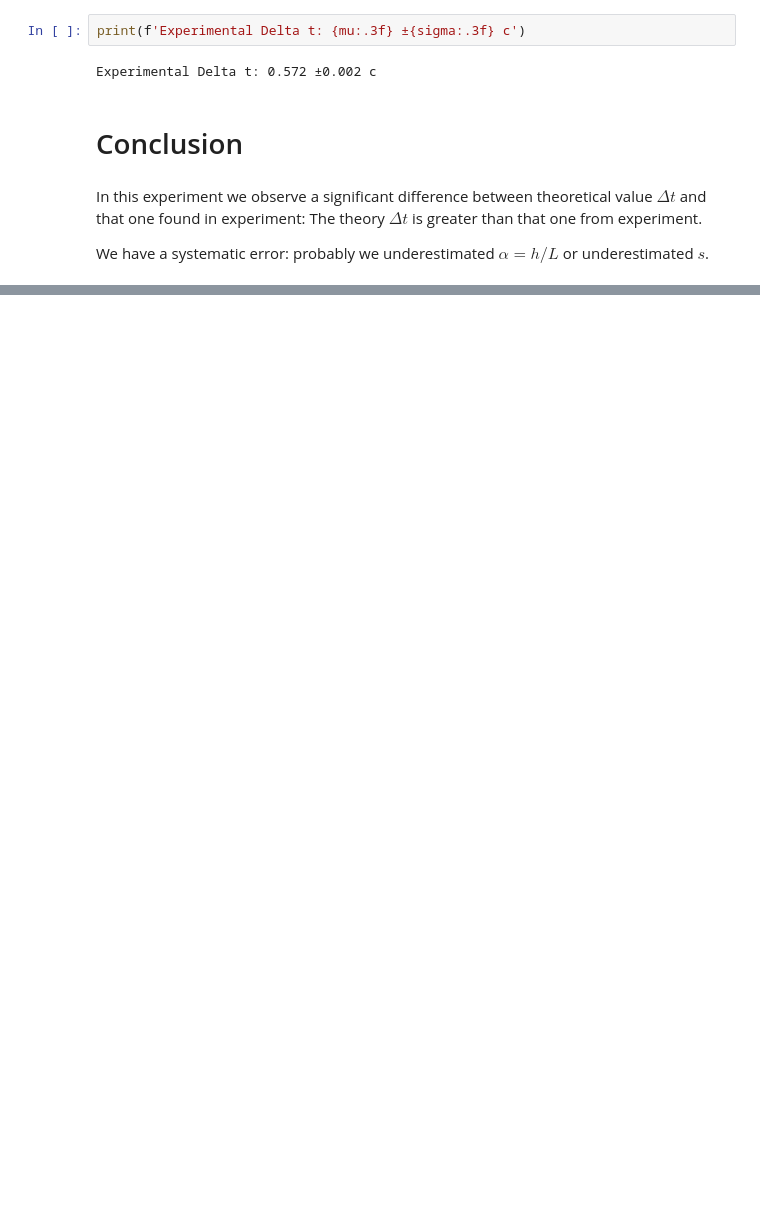
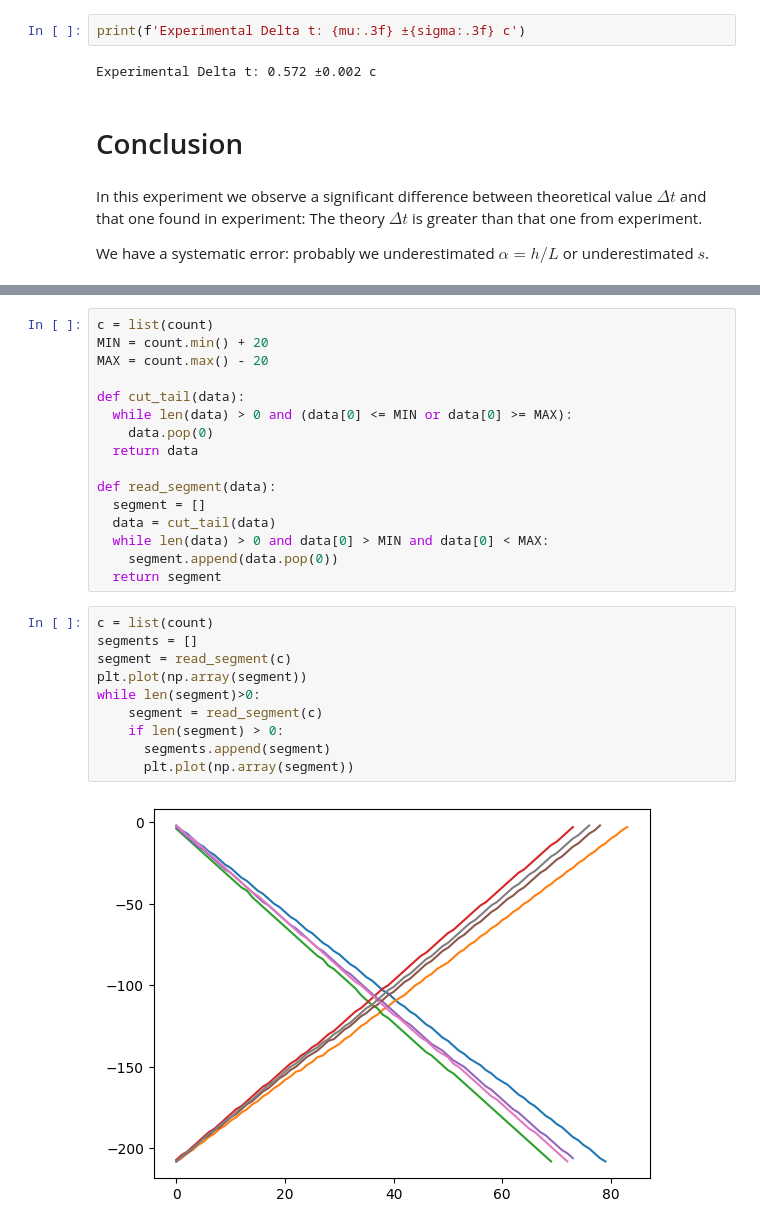
Before and after one commit to evgeny-kolonsky/Lab1h, a Jupyter notebook: Lab1_cart_speed.ipynb, the cells around one changed output, grey strips where cells are left out. Drawn from its saved outputs; the diff is of its cells as text; blank space fills up the shorter version.

```diff
--- a/Lab1_cart_speed.ipynb
+++ b/Lab1_cart_speed.ipynb
@@ -218,0 +263,28 @@ We  have a systematic error: probably we  underestimated $\alpha = h/L$ or under
+# %%
+c = list(count)
+MIN = count.min() + 20
+MAX = count.max() - 20
+
+def cut_tail(data):
+  while len(data) > 0 and (data[0] <= MIN or data[0] >= MAX):
+    data.pop(0)
+  return data
+
+def read_segment(data):
+  segment = []
+  data = cut_tail(data)
+  while len(data) > 0 and data[0] > MIN and data[0] < MAX:
+    segment.append(data.pop(0))
+  return segment
+# %%
+c = list(count)
+segments = []
+segment = read_segment(c)
+plt.plot(np.array(segment))
+while len(segment)>0:
+    segment = read_segment(c)
+    if len(segment) > 0:
+      segments.append(segment)
+      plt.plot(np.array(segment))
+# %% [output]
+[figure, added]
```
Also changed, not shown: parts of 16 cells of this notebook.
